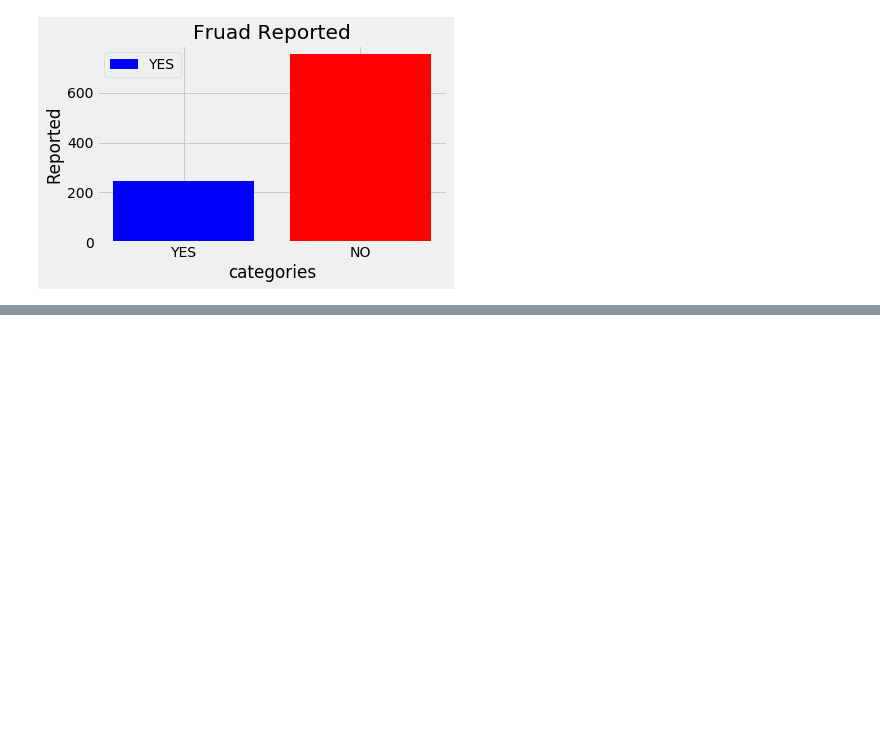
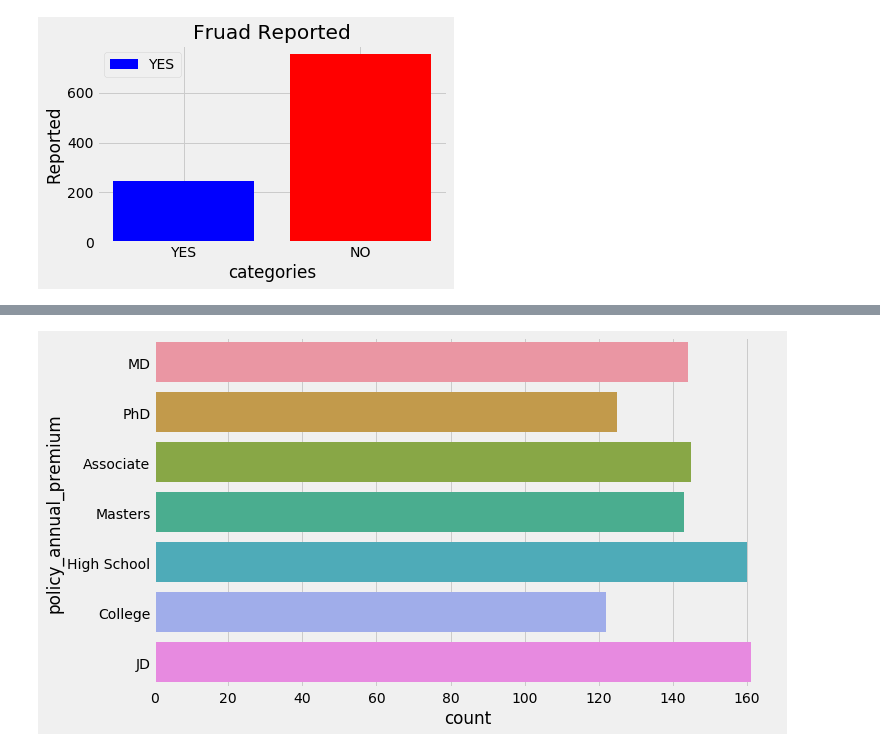
Before and after one commit to kiranreddy007/Fruad-abuse-Detection-for-Insurance-ML, a Jupyter notebook: Fruad abuse Detection for insurance .ipynb, the cells around one changed output, grey strips where cells are left out. Drawn from its saved outputs; the diff is of its cells as text; code cells hidden in the pictures; blank space fills up the shorter version.

```diff
--- a/Fruad abuse Detection for insurance .ipynb
+++ b/Fruad abuse Detection for insurance .ipynb
@@ -130,0 +166,7 @@ plt.show()
+# %%
+fig = plt.figure(figsize=(10,6))
+ax = sns.countplot(y = 'insured_education_level', data=df)
+ax.set_ylabel('policy_annual_premium')
+plt.show()
+# %% [output]
+[figure, added]
```
Also changed, not shown: parts of 13 cells of this notebook.
